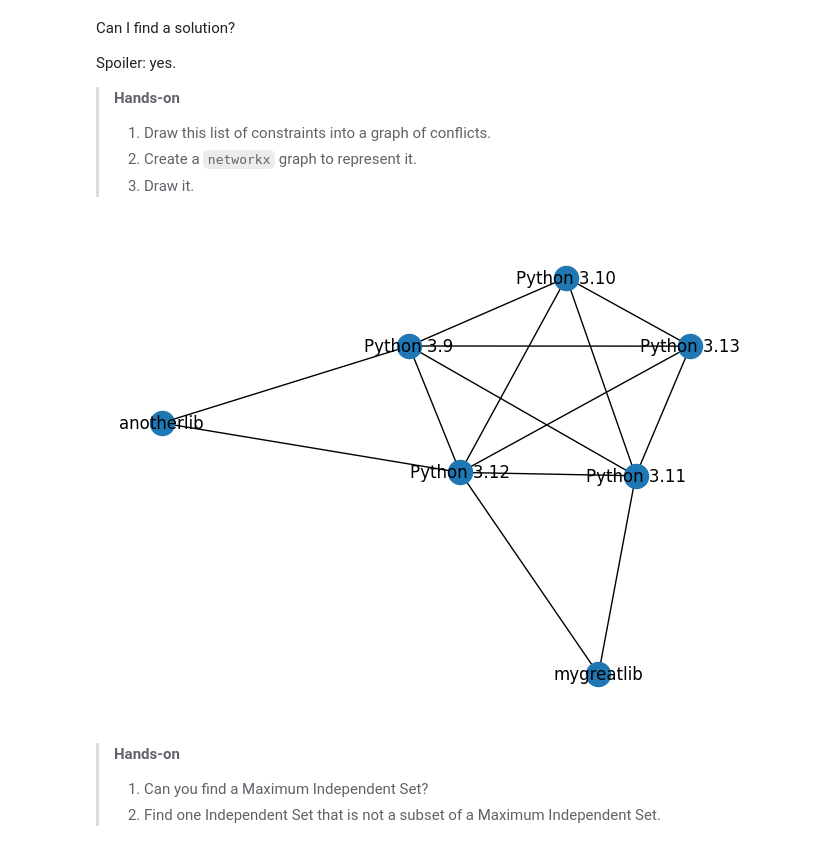
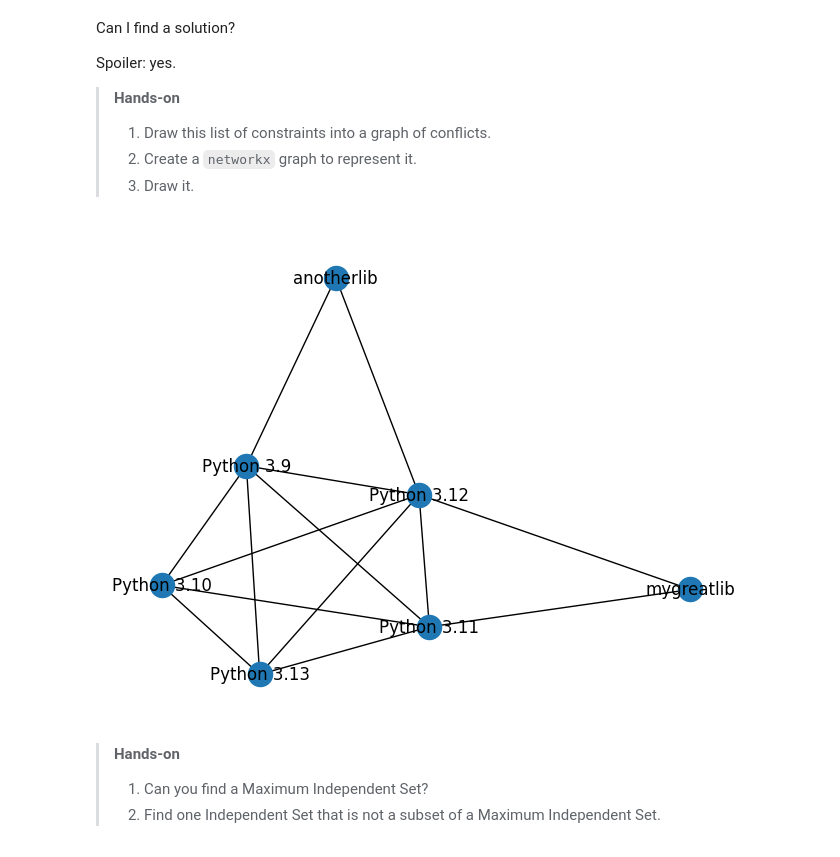
Before and after one commit to pasqal-io/quantum-summer-lab-2025, a Jupyter notebook: maximum-independent-set.ipynb, the cells around one changed output. Cells and saved outputs as stored; diff of their text form; code cells hidden in the pictures.

```diff
--- a/maximum-independent-set.ipynb
+++ b/maximum-independent-set.ipynb
@@ -167,29 +173,29 @@ Spoiler: yes.
 # %%
 import networkx as nx
 
 graph = nx.Graph()
 PYTHON_VERSIONS = ["Python 3.9", "Python 3.10", "Python 3.11", "Python 3.12", "Python 3.13"]
 graph.add_nodes_from(PYTHON_VERSIONS)
 graph.add_nodes_from(["mygreatlib", "anotherlib"])
 
 for i, v in enumerate(PYTHON_VERSIONS):
     for w in PYTHON_VERSIONS[i+1:]:
         graph.add_edge(v, w)
 
 # YOUR TURN: Add the missing edges of the graph using `graph.add_edge`.
 
 # FIXME: Remove this (start)
 
 graph.add_edge("mygreatlib", "Python 3.11")
 graph.add_edge("mygreatlib", "Python 3.12")
 graph.add_edge("anotherlib", "Python 3.9")
 graph.add_edge("anotherlib", "Python 3.12")
 
 # FIXME: Remove this (end)
 
-nx.draw(graph, with_labels=True)
+nx.draw_spring(graph, with_labels=True)
 # %% [output]
-[figure, old version]
+[figure, new version]
 # %% [markdown]
 > **Hands-on**
 >
```
Also changed, not shown: parts of 9 cells of this notebook, 2 other files.
